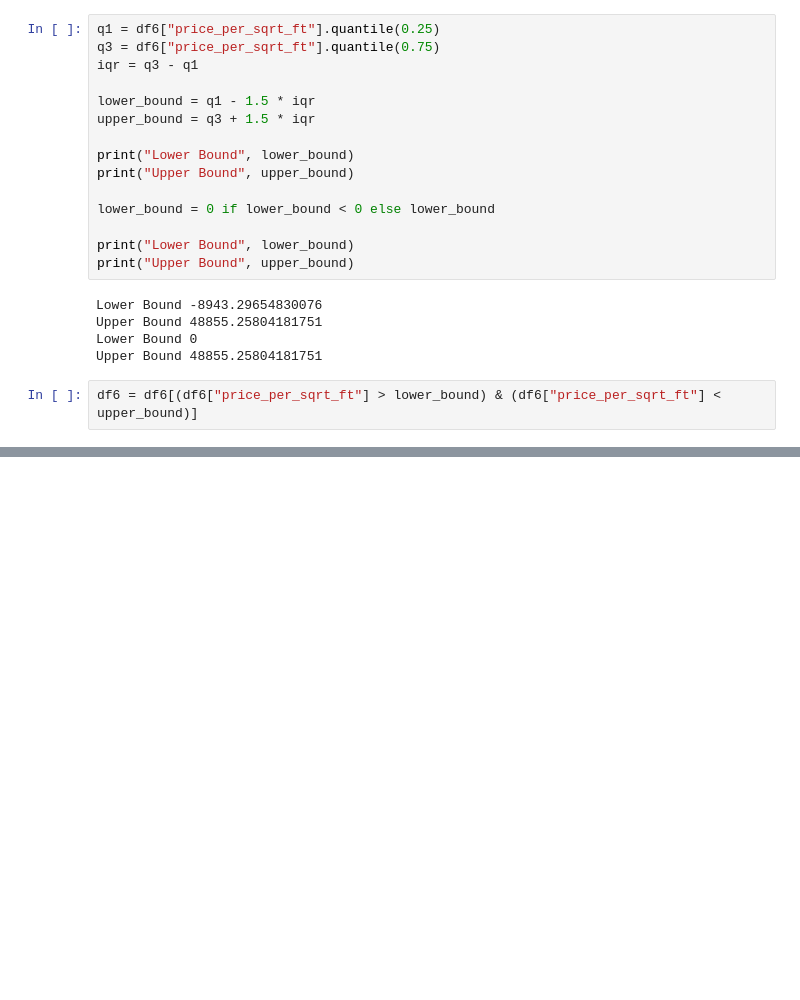
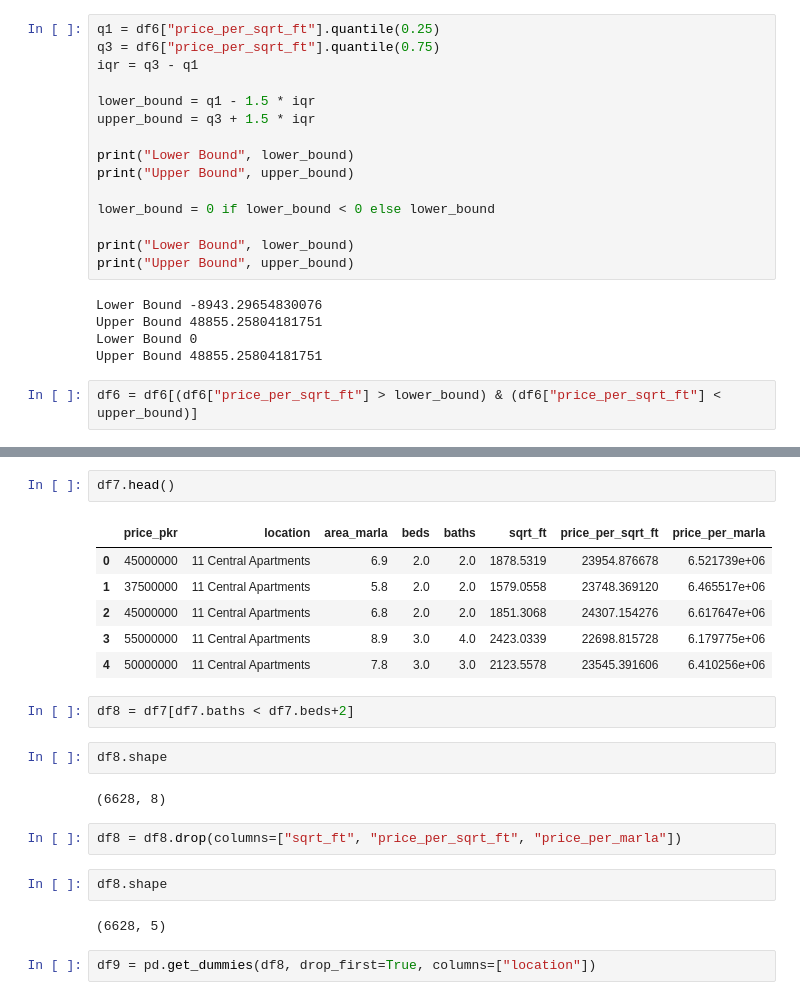
Before and after one commit to aliturab99/Islamabad_House_price_prediction_ML_Project, a Jupyter notebook: Zameen_com_Islamabad_Properties_Data_Science_Project.ipynb, the cells around one changed output, grey strips where cells are left out. Saved outputs shown, nothing was run; the diff lists cells and outputs as text; blank space fills up the shorter version.

```diff
--- a/Zameen_com_Islamabad_Properties_Data_Science_Project.ipynb
+++ b/Zameen_com_Islamabad_Properties_Data_Science_Project.ipynb
@@ -310,0 +357,23 @@ display(df6.describe())
+# %%
+df7.head()
+# %% [output]
+|  | price_pkr | location | area_marla | beds | baths | sqrt_ft | price_per_sqrt_ft | price_per_marla |
+| 0 | 45000000 | 11 Central Apartments | 6.9 | 2.0 | 2.0 | 1878.5319 | 23954.876678 | 6.521739e+06 |
+| 1 | 37500000 | 11 Central Apartments | 5.8 | 2.0 | 2.0 | 1579.0558 | 23748.369120 | 6.465517e+06 |
+| 2 | 45000000 | 11 Central Apartments | 6.8 | 2.0 | 2.0 | 1851.3068 | 24307.154276 | 6.617647e+06 |
+| 3 | 55000000 | 11 Central Apartments | 8.9 | 3.0 | 4.0 | 2423.0339 | 22698.815728 | 6.179775e+06 |
+| 4 | 50000000 | 11 Central Apartments | 7.8 | 3.0 | 3.0 | 2123.5578 | 23545.391606 | 6.410256e+06 |
+# %%
+df8 = df7[df7.baths < df7.beds+2]
+# %%
+df8.shape
+# %% [output]
+(6628, 8)
+# %%
+df8 = df8.drop(columns=["sqrt_ft", "price_per_sqrt_ft", "price_per_marla"])
+# %%
+df8.shape
+# %% [output]
+(6628, 5)
+# %%
+df9 = pd.get_dummies(df8, drop_first=True, columns=["location"])
```
Also changed, not shown: parts of 19 cells of this notebook.
